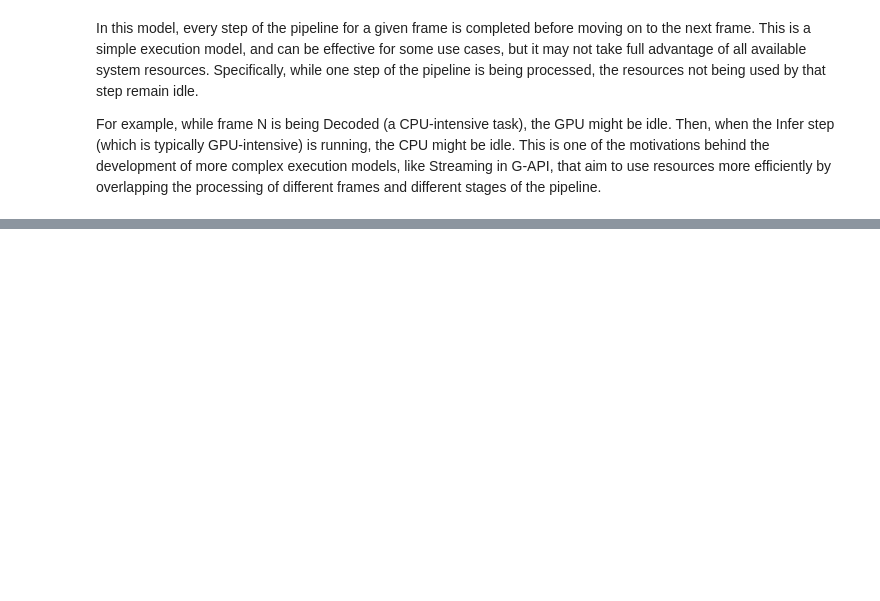
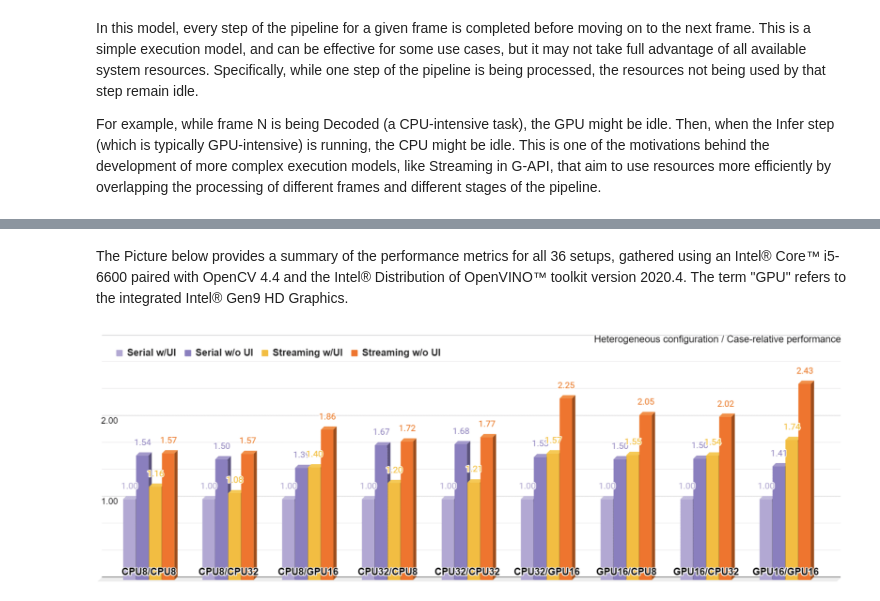
Before and after one commit to g-api-org/tutorials-py, a Jupyter notebook: chapter6.ipynb, the cells around one changed output, grey strips where cells are left out. Cells and saved outputs as stored; diff of their text form; code cells hidden in the pictures; blank space fills up the shorter version.

```diff
--- a/chapter6.ipynb
+++ b/chapter6.ipynb
@@ -48,0 +157,8 @@ For example, while frame N is being Decoded (a CPU-intensive task), the GPU migh
+# %% [markdown]
+The Picture below provides a summary of the performance metrics for all 36 setups, gathered using an Intel® Core™ i5-6600 paired with OpenCV 4.4 and the Intel® Distribution of OpenVINO™ toolkit version 2020.4. The term "GPU" refers to the integrated Intel® Gen9 HD Graphics.
+# %%
+from IPython.display import Image
+image_path = '/Users/anna/tutorials-py/resources/streaming3.png'
+Image(filename=image_path)
+# %% [output]
+[figure, added]
```
Also changed, not shown: parts of 10 cells of this notebook, 2 other files.
